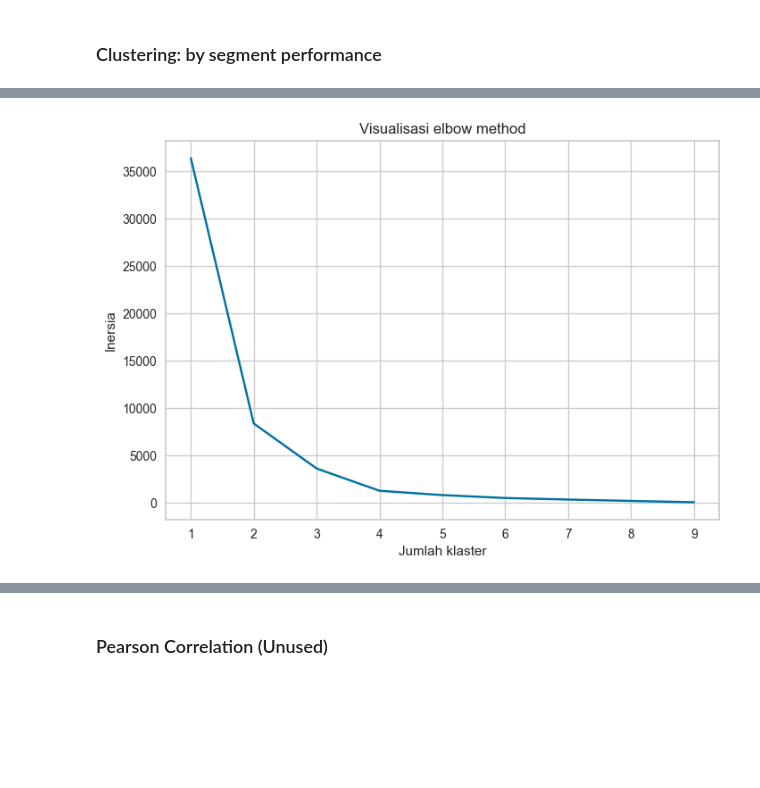
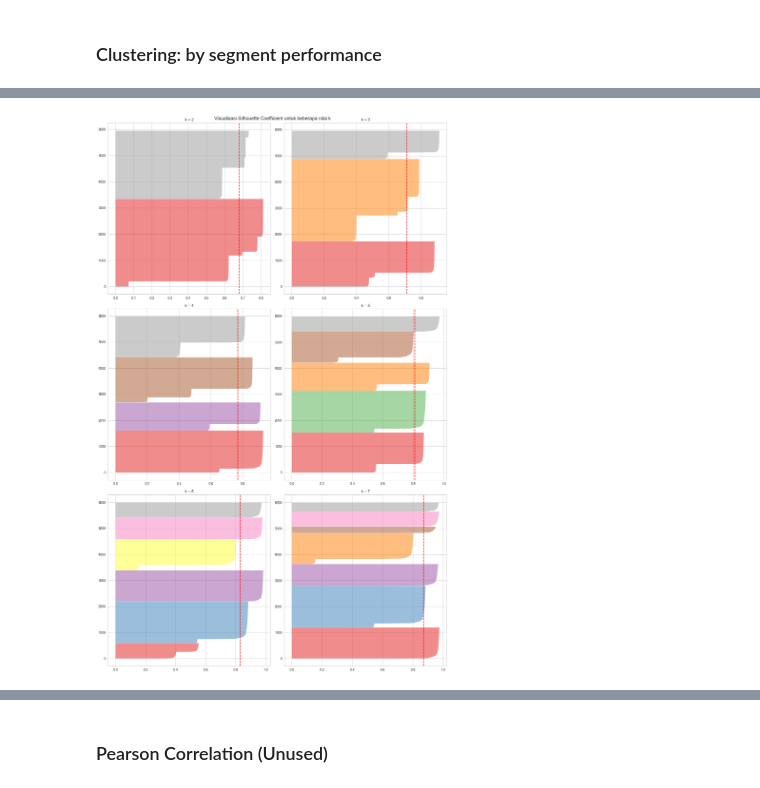
Before and after one commit to farrasjay/bingchilling-csl-kasdd, a Jupyter notebook: dk/TK.ipynb, the cells around one changed output, grey strips where cells are left out. Cells and saved outputs as stored; diff of their text form; code cells hidden in the pictures; blank space fills up the shorter version.

```diff
--- a/dk/TK.ipynb
+++ b/dk/TK.ipynb
@@ -714,18 +705,38 @@ from yellowbrick.cluster import SilhouetteVisualizer
+# %%
+# Memvisualisasikan silhouette
+
+fig, ax = plt.subplots(3, 2, figsize=(15, 24))  # Tambahkan grid yang lebih besar (4x2)
+fig.suptitle("Visualisasi Silhouette Coefficient untuk beberapa nilai k")
+
+for idx, k in enumerate(range(2, 8)):
+    # Mendefinisikan model K-Means dengan nilai k tertentu
+    clusterer = KMeans(n_clusters=k, n_init=10)
+
+    # Hitung posisi subplot berdasarkan indeks
+    row, col = divmod(idx, 2)
+    ax[row][col].set_title(f"k = {k}")
+
+    # Memvisualisasikan silhouette
+    visualizer = SilhouetteVisualizer(clusterer, ax=ax[row][col])
+    visualizer.fit(cluster_df)
+
+plt.tight_layout()
+plt.show()
+# %% [output]
+[figure, added]
 # %%
-# Memvisualisasikan elbow method
-inertia = []
-for cluster in range(1, 10):
-    km = KMeans(n_clusters=cluster, n_init=10)
-    km = km.fit(cluster_df)
-    inertia.append(km.inertia_)
+# # Memvisualisasikan elbow method
+# inertia = []
+# for cluster in range(1, 10):
+#     km = KMeans(n_clusters=cluster, n_init=10)
+#     km = km.fit(cluster_df_ftrank)
+#     inertia.append(km.inertia_)
 
-plt.plot(range(1, 10), inertia, 'bx-')
-plt.xlabel('Jumlah klaster')
-plt.ylabel('Inersia')
-plt.title('Visualisasi elbow method')
-plt.show()
+# plt.plot(range(1, 10), inertia, 'bx-')
+# plt.xlabel('Jumlah klaster')
+# plt.ylabel('Inersia')
+# plt.title('Visualisasi elbow method')
+# plt.show()
-# %% [output]
-[figure, removed]
 # %%
 # Memvisualisasikan silhouette
 
```
Also changed, not shown: parts of 17 cells of this notebook.
